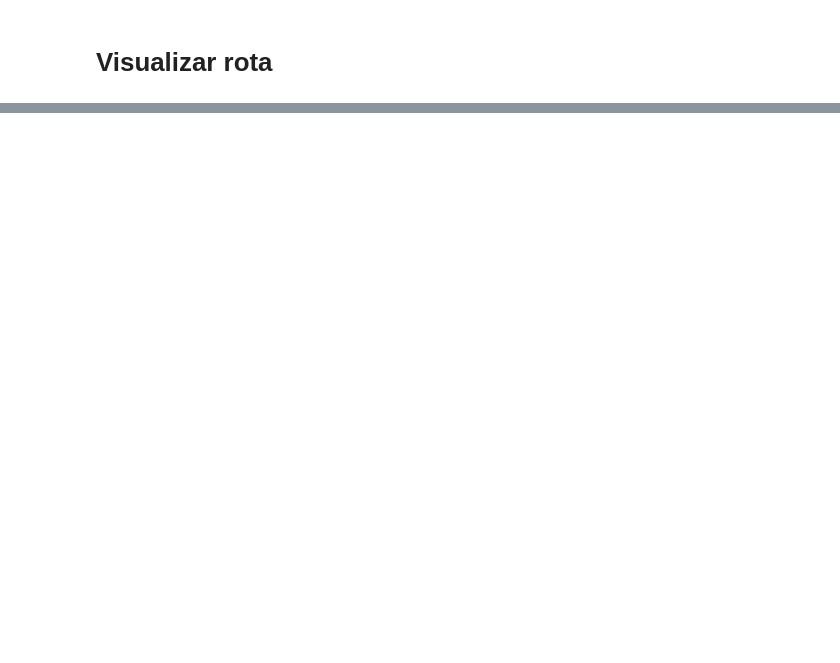
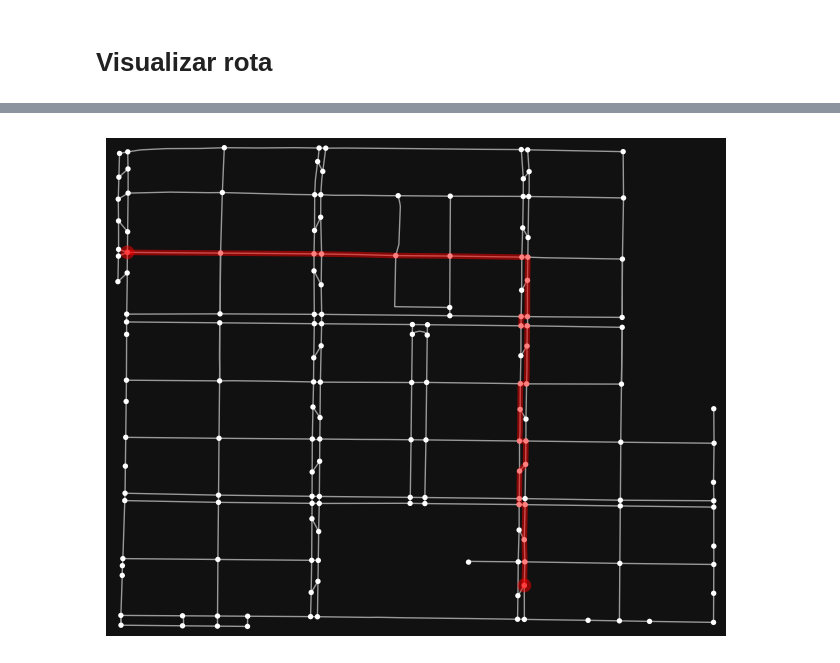
Before and after one commit to a-lvaro/tecnicas-de-menor-rota-entre-dois-pontos, a Jupyter notebook: teste.ipynb, the cells around one changed output, grey strips where cells are left out. Drawn from its saved outputs; the diff is of its cells as text; code cells hidden in the pictures; blank space fills up the shorter version.

```diff
--- a/teste.ipynb
+++ b/teste.ipynb
@@ -112,29 +77,43 @@ dff
+# %%
+def recuperarCaminho(arvore):
+
+    caminho = []
+    caminho.append(arvore[-1].getIdNo())
+
+    pai = arvore[-1].getPai()
+    cont = len(arvore) - 1
+
+    bool = True
+    while bool:
+        if arvore[cont].getIdNo() == pai:
+            caminho.append(arvore[cont].getIdNo())
+            pai = arvore[cont].getPai()
+
+        if pai == None:
+            bool = False
+
+        cont -= 1
+
+    return caminho[::-1]
+# %%
+def mostrarCaminho(caminho):
+    ox.plot.plot_graph_route(grafo_inga, caminho)
 # %%
 def buscaAestrela(grafo, inicio, fim):
-    ordenarPeloCusto = lambda arvore: arvore.sort(key=lambda x: x.getCusto() + x.getHeuristica())
+    ordenarPeloCusto = lambda encontrarVizinhos: encontrarVizinhos.sort(key=lambda x: x.getCusto() + x.getHeuristica())
     encontrarVizinhos = []
-    arvore = {}
+    arvore = []
 
-    # idNo, pai, custo, heurística
     encontrarVizinhos.append(Vertice(inicio, None, 0, heuristica(inicio, fim)))
 
-
-    # while encontrarVizinhos != [] or encontrarVizinhos[0].getIdNo() != fim:
-    for _ in range(5):
-        # provavelmente aqui vou colocar um while
+    while encontrarVizinhos != [] and (arvore[-1].getIdNo() != fim if arvore != [] else True):
         atual = encontrarVizinhos.pop(0)
-        arvore[atual.getIdNo()] = atual
+        arvore.append(atual)
 
         for i in grafo_inga.adj[atual.getIdNo()]:
-            # aqui não coloca na árvore ainda eu acredito
             encontrarVizinhos.append(Vertice(i, atual.getIdNo(), custo(atual, i), heuristica(i, fim)))
 
         ordenarPeloCusto(encontrarVizinhos)
-
-        # for i in encontrarVizinhos:
-        #     print(i.__str__())
-        # print('\n\n')
-
 
     if encontrarVizinhos == []:
         print(f'\n\nnó {fim} não encontrado\n\n')
@@ -221,0 +129,5 @@ AttributeError: 'list' object has no attribute 'flatten'
+# %%
+caminho = recuperarCaminho(arvore)
+mostrarCaminho(caminho)
+# %% [output]
+[figure, added]
```
Also changed, not shown: parts of 22 cells of this notebook, 1 other file.
